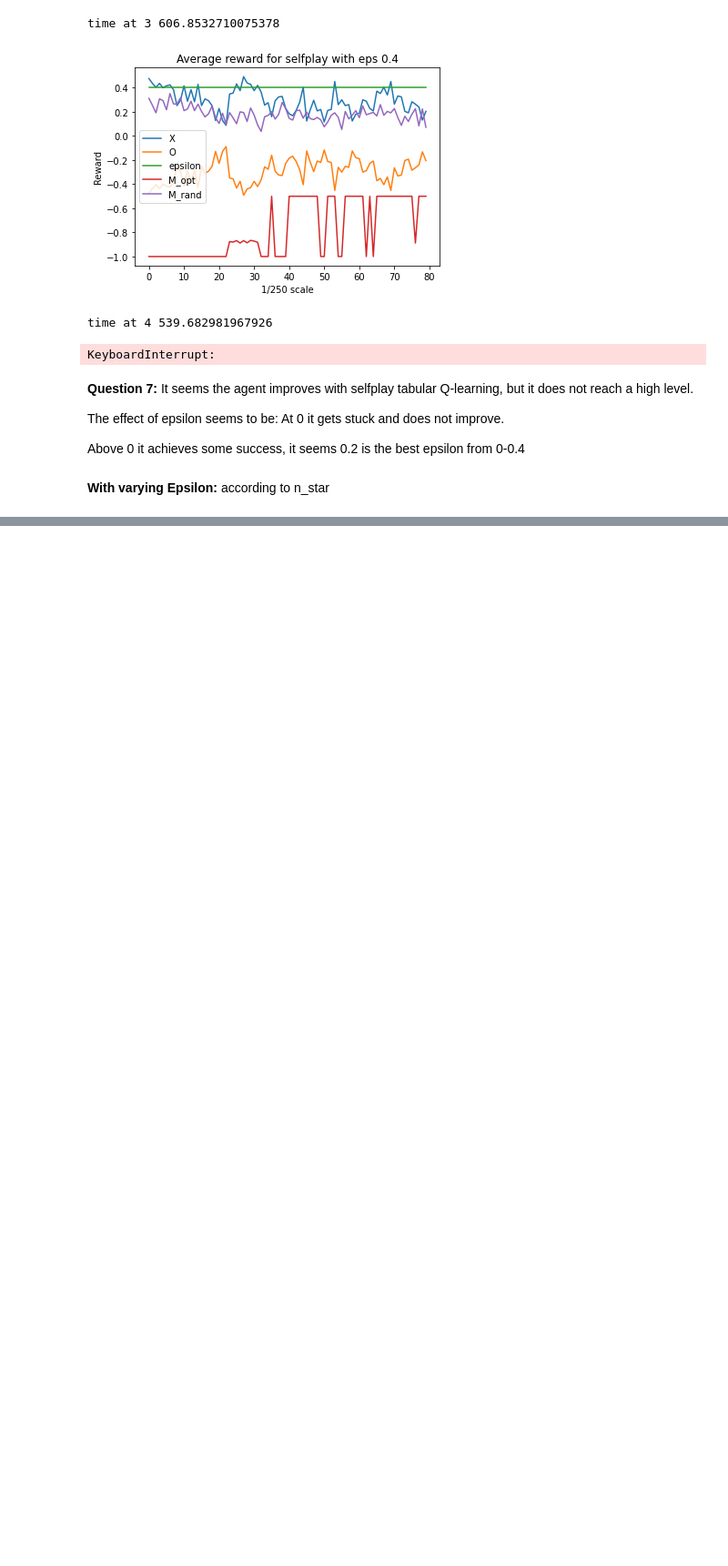
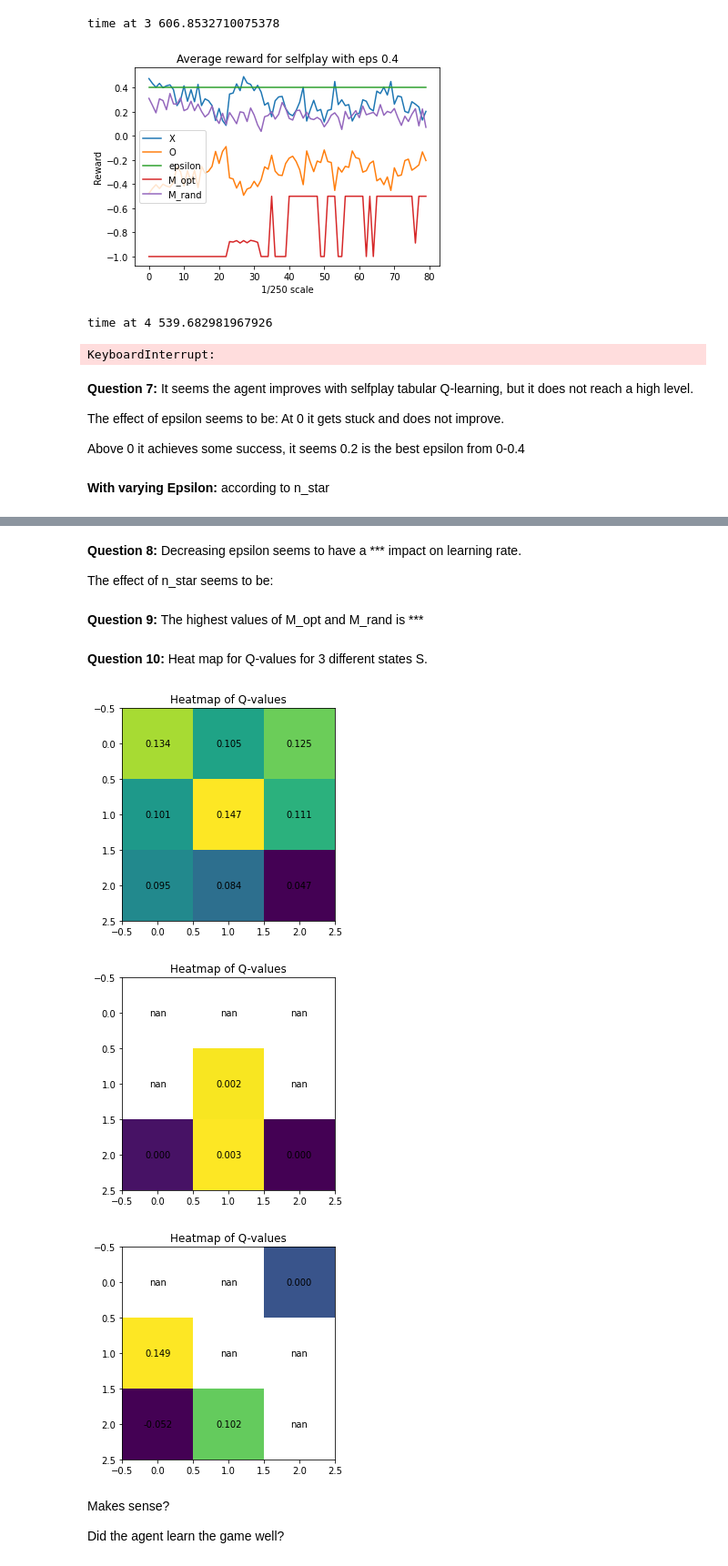
Before and after one commit to LobsterChampagne/ANN-tictactoe, a Jupyter notebook: tic_tac_toe.ipynb, the cells around one changed output, grey strips where cells are left out. Shown at 91% size. Drawn from its saved outputs; the diff is of its cells as text; code cells hidden in the pictures; blank space fills up the shorter version.

```diff
--- a/tic_tac_toe.ipynb
+++ b/tic_tac_toe.ipynb
@@ -677,0 +688,41 @@ for y in range(len(n_star)):
+# %% [markdown]
+**Question 8:**
+Decreasing epsilon seems to have a *** impact on learning rate.
+
+The effect of n_star seems to be:
+# %% [markdown]
+**Question 9:**
+The highest values of M_opt and M_rand is ***
+# %% [markdown]
+**Question 10:**
+Heat map for Q-values for 3 different states S.
+# %%
+def heatmap(grid, arr):
+    fig, ax = plt.subplots()
+    im = ax.imshow(arr)
+    # Loop over data dimensions and create text annotations.
+    for i in range(3):
+        for j in range(3):
+            text = ax.text(j, i, format(arr[i, j], ".3f"),
+                           ha="center", va="center")
+    ax.set_title("Heatmap of Q-values")
+    fig.tight_layout()
+    plt.show()
+# %%
+# 1 state for the beginning
+arr = Q_table['[[0. 0. 0.]\n [0. 0. 0.]\n [0. 0. 0.]]']
+heatmap(arr.reshape((3,3)))
+# 1 state for blocking 3 in a row
+arr = Q_table['[[-1.  1. -1.]\n [ 1.  0.  1.]\n [ 0.  0.  0.]]']
+heatmap(arr.reshape((3,3)))
+# 1 state for getting 3 in a row
+arr = Q_table['[[-1. -1.  0.]\n [ 0.  1.  1.]\n [ 0.  0.  1.]]']
+heatmap(arr.reshape((3,3)))
+# %% [output]
+[figure, added]
+[figure, added]
+[figure, added]
+# %% [markdown]
+Makes sense?
+
+Did the agent learn the game well?
```
Also changed, not shown: parts of 7 cells of this notebook.
